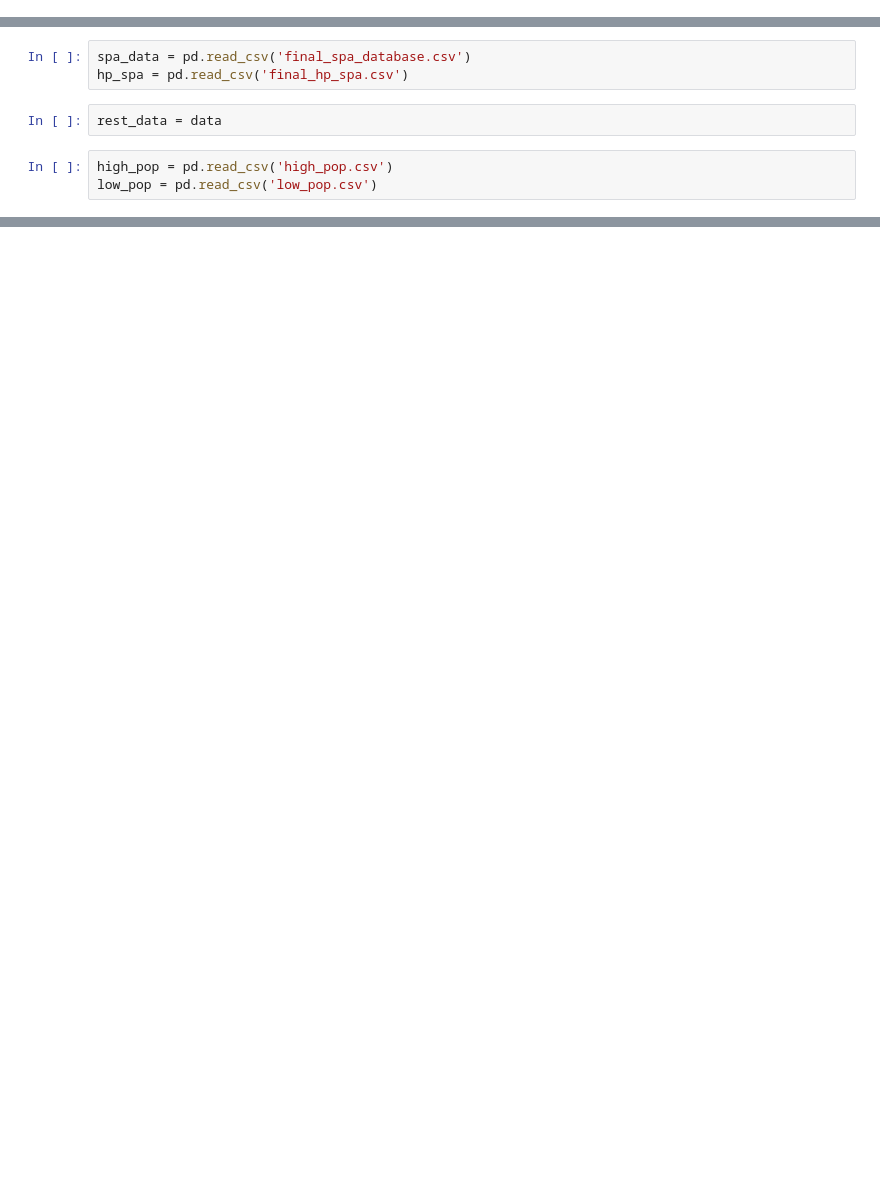
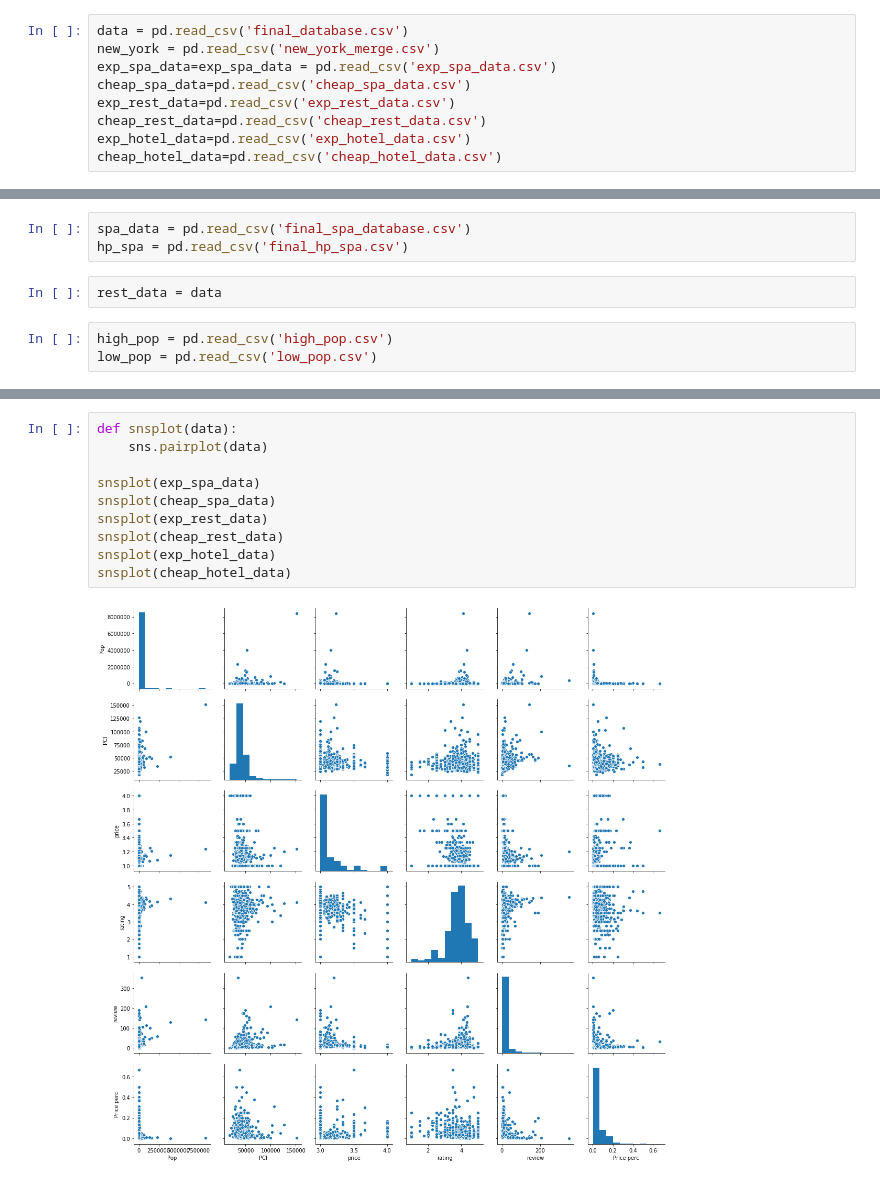
Before and after one commit to kcdevillier/City_Income, a Jupyter notebook: ML.ipynb, the cells around one changed output, grey strips where cells are left out. Drawn from its saved outputs; the diff is of its cells as text; blank space fills up the shorter version.

```diff
--- a/ML.ipynb
+++ b/ML.ipynb
@@ -48,0 +10,9 @@ data
+# %%
+data = pd.read_csv('final_database.csv')
+new_york = pd.read_csv('new_york_merge.csv')
+exp_spa_data=exp_spa_data = pd.read_csv('exp_spa_data.csv')
+cheap_spa_data=pd.read_csv('cheap_spa_data.csv')
+exp_rest_data=pd.read_csv('exp_rest_data.csv')
+cheap_rest_data=pd.read_csv('cheap_rest_data.csv')
+exp_hotel_data=pd.read_csv('exp_hotel_data.csv')
+cheap_hotel_data=pd.read_csv('cheap_hotel_data.csv')
@@ -259,0 +262,12 @@ hp_spa.corr()
+# %%
+def snsplot(data):
+    sns.pairplot(data)
+
+snsplot(exp_spa_data)
+snsplot(cheap_spa_data)
+snsplot(exp_rest_data)
+snsplot(cheap_rest_data)
+snsplot(exp_hotel_data)
+snsplot(cheap_hotel_data)
+# %% [output]
+[figure, added]
```
Also changed, not shown: parts of 32 cells of this notebook, 13 other files.
